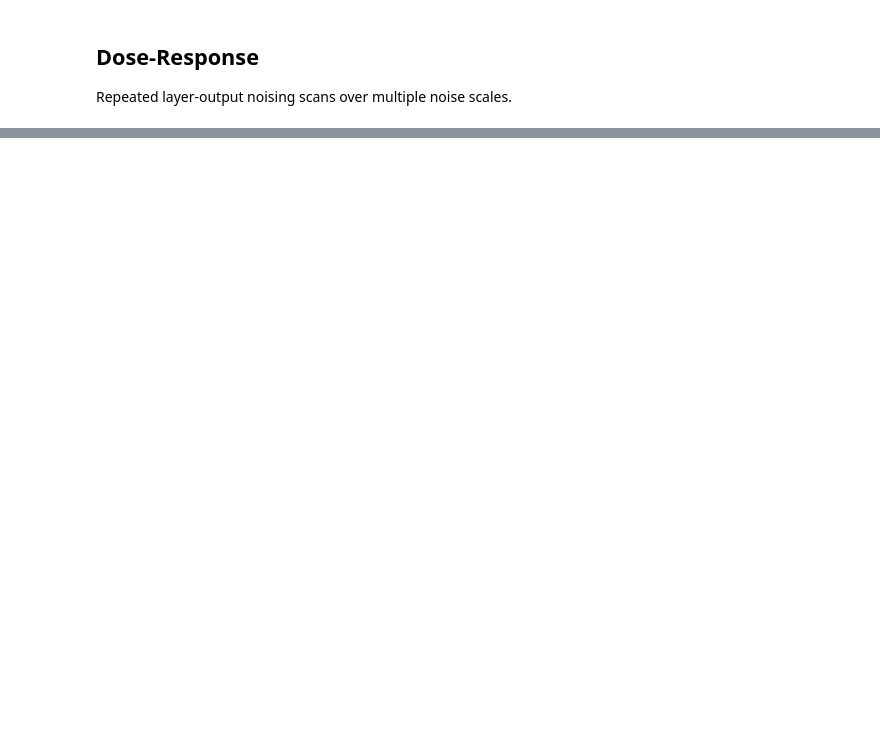
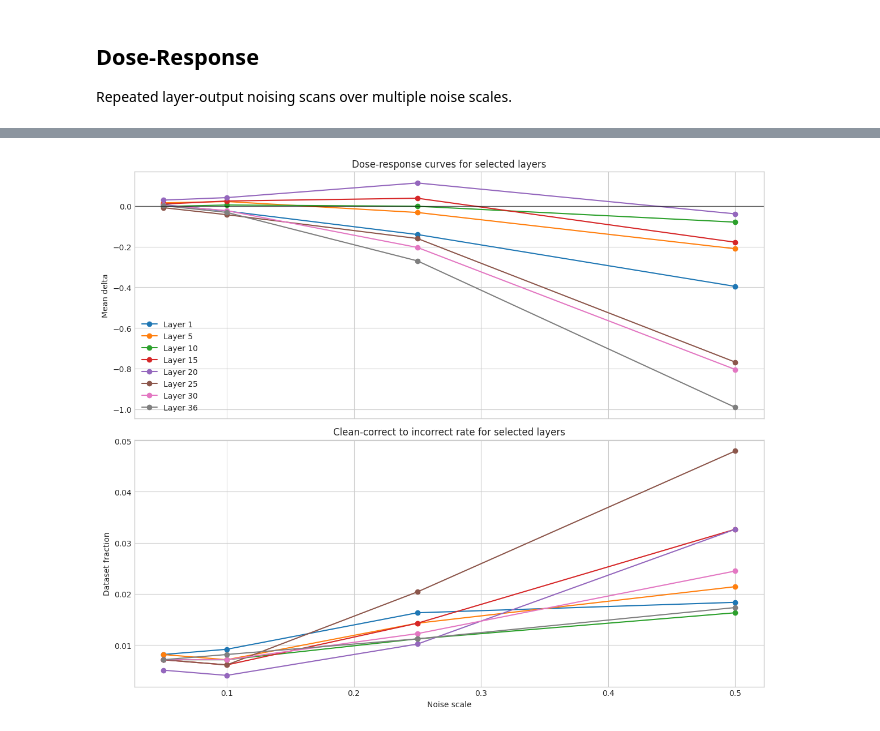
Before and after one commit to Mikolaj-MLP/Transformer-Decision-Traces, a Jupyter notebook: csqa_qwen_layer_noising_analysis.ipynb, the cells around one changed output, grey strips where cells are left out. Drawn from its saved outputs; the diff is of its cells as text; code cells hidden in the pictures; blank space fills up the shorter version.

Commit message:
Noising layers of qwen 3b

```diff
--- a/csqa_qwen_layer_noising_analysis.ipynb
+++ b/csqa_qwen_layer_noising_analysis.ipynb
@@ -26,7 +26,7 @@ pd.set_option("display.width", 220)
 # %%
 MODEL_ID = "Qwen/Qwen2.5-3B-Instruct"
 EVAL_SPLIT = "validation"
-EVAL_LIMIT = None
+EVAL_LIMIT = 300
 MAX_SEQ_LEN = 384
 CLEAN_BATCH_SIZE = 4
 INTERVENTION_BATCH_SIZE = 2
@@ -692,20 +798,22 @@ plt.show()
 # %%
-selected_layers = sorted({1, max(1, L // 2), L})
+selected_layers = sorted({1, 5, 10, 15, 20, 25, 30, L})
 fig, axes = plt.subplots(2, 1, figsize=(12, 10), sharex=True)
 
 for layer_index_1based in selected_layers:
     part = dose_response_summary.loc[dose_response_summary["layer_index_1based"].eq(layer_index_1based)].sort_values("noise_scale")
     axes[0].plot(part["noise_scale"], part["mean_correct_margin_delta"], marker="o", label=f"Layer {layer_index_1based}")
     axes[1].plot(part["noise_scale"], part["clean_correct_break_rate"], marker="o", label=f"Layer {layer_index_1based}")
 
 axes[0].axhline(0.0, color="black", linewidth=1, alpha=0.6)
 axes[0].set_ylabel("Mean delta")
 axes[0].set_title("Dose-response curves for selected layers")
 axes[0].legend()
 
 axes[1].set_xlabel("Noise scale")
 axes[1].set_ylabel("Dataset fraction")
 axes[1].set_title("Clean-correct to incorrect rate for selected layers")
 
 plt.tight_layout()
 plt.show()
+# %% [output]
+[figure, added]
```
Also changed, not shown: parts of 14 cells of this notebook.
